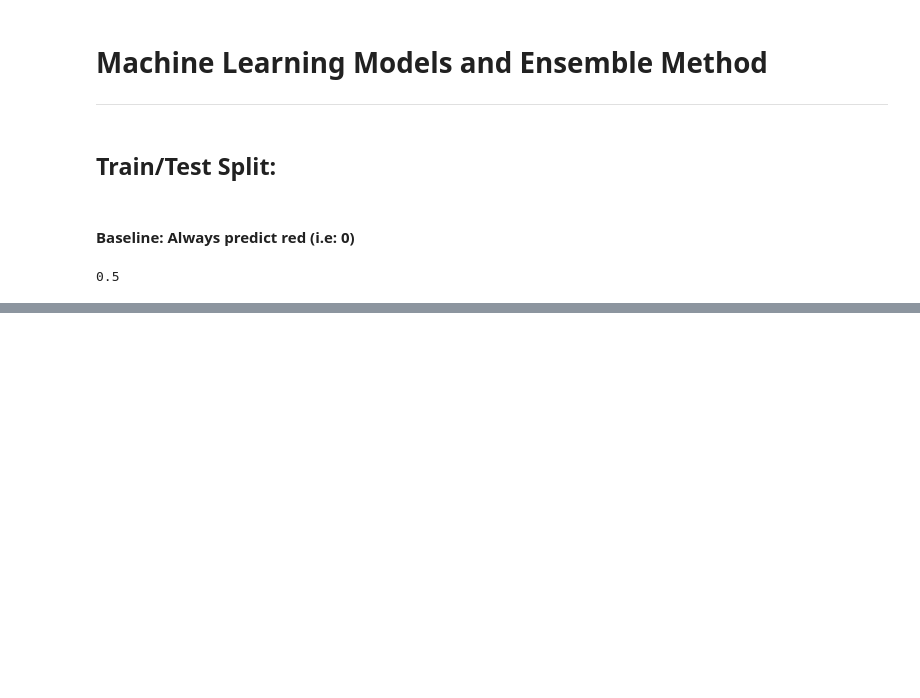
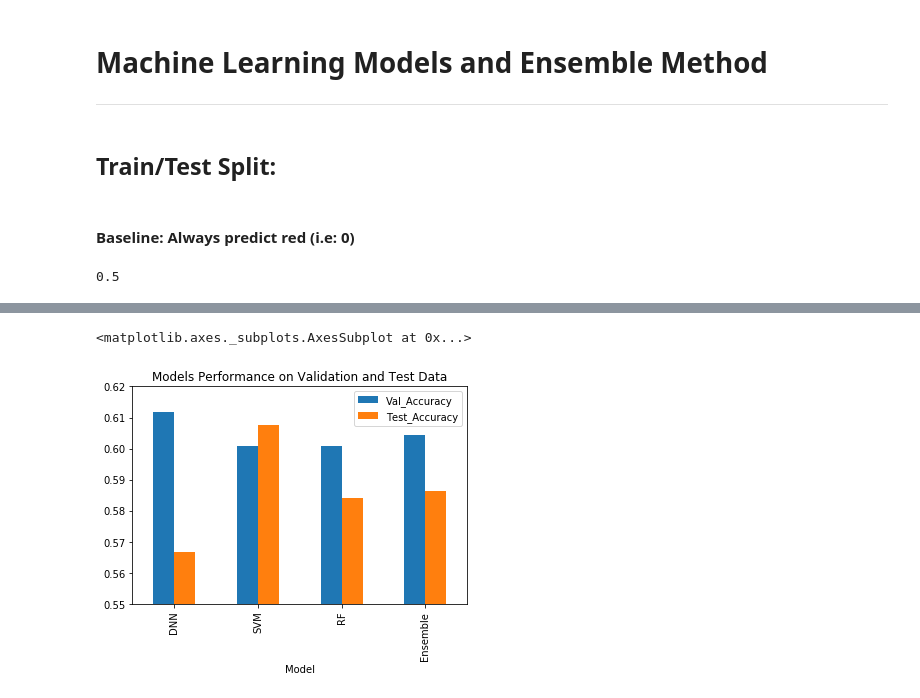
Before and after one commit to rezan21/UFC-Prediction, a Jupyter notebook: Ensemble.ipynb, the cells around one changed output, grey strips where cells are left out. Saved outputs shown, nothing was run; the diff lists cells and outputs as text; code cells hidden in the pictures; blank space fills up the shorter version.

Commit message:
Ensemble method

```diff
--- a/Ensemble.ipynb
+++ b/Ensemble.ipynb
@@ -126,16 +163,18 @@ print(rfAcc)
 # %%
-def ensemble(sample):
-    ensPred = []
+def predictEnsemble(sample):
+    print("=",end="")
     dnnPred = dnnClf.predict(scaler.transform(sample.reshape(1,-1))).tolist()[0][0]
     svmPred = svmClf.predict(sample.reshape(1,-1)).tolist()[0]
     rfPred = rfClf.predict(sample.reshape(1,-1)).tolist()[0]
 
+    ensPred = []
     ensPred.append([dnnPred,svmPred,rfPred])
     ensPred = [round(i) for i in ensPred[0]]
-    return(max(set(ensPred), key=ensPred.count))
+    #print(ensPred)
 
-final_preds = []
-for i,e in enumerate(X_TEST):
-    final_preds.append(ensemble(e))
+    return(max(set(ensPred), key=ensPred.count)) # return mode, i.e: most frequent
 
-metrics.accuracy_score(final_preds,y_TEST)
+ensPreds = []
+[ensPreds.append(predictEnsemble(e)) for e in X_TEST]
+ensAcc = metrics.accuracy_score(ensPreds,y_TEST)
+print("\nEnsemble Accuracy:",round(ensAcc,3))
@@ -141,0 +186,24 @@ metrics.accuracy_score(final_preds,y_TEST)
+# %%
+print("Accuracy on unseen test dataset")
+TEST = pd.read_csv("UFC_TEST.csv")
+TESTX = TEST.drop(["B_fighter","R_fighter","Winner"],axis=1).values
+TESTY = TEST["Winner"].values
+
+dnnPreds2 = dnnClf.predict(scaler.transform(TESTX))
+dnnPreds2 = [round(i[0]) for i in dnnPreds2]
+dnnAcc2 = metrics.accuracy_score(dnnPreds2, TESTY)
+print("DNN Accuracy:",round(dnnAcc2,3))
+
+svmPreds2 = svmClf.predict(TESTX)
+svmAcc2 = metrics.accuracy_score(svmPreds2, TESTY)
+print("SVM Accuracy:",round(svmAcc2,3))
+
+rfPreds2 = rfClf.predict(TESTX)
+rfPreds2 = [round(i) for i in rfPreds2]
+rfAcc2 = metrics.accuracy_score(rfPreds2, TESTY)
+print("RF Accuracy:",round(rfAcc2,3))
+
+ensPreds2 = []
+[ensPreds2.append(predictEnsemble(e)) for e in TESTX]
+ensAcc2 = metrics.accuracy_score(ensPreds2,TESTY)
+print("\nEnsemble Accuracy:",round(ensAcc2,3))
@@ -141,0 +217,7 @@ metrics.accuracy_score(final_preds,y_TEST)
+# %%
+accTable = pd.DataFrame({"Model":["DNN","SVM","RF","Ensemble"], "Val_Accuracy":[dnnAcc,svmAcc,rfAcc,ensAcc],
+                         "Test_Accuracy":[dnnAcc2,svmAcc2,rfAcc2,ensAcc2]})
+accTable.plot(kind="bar",ylim=(0.55,0.62),x="Model",title="Models Performance on Validation and Test Data")
+# %% [output]
+<matplotlib.axes._subplots.AxesSubplot at 0x...>
+[figure, added]
```
Also changed, not shown: parts of 18 cells of this notebook.
